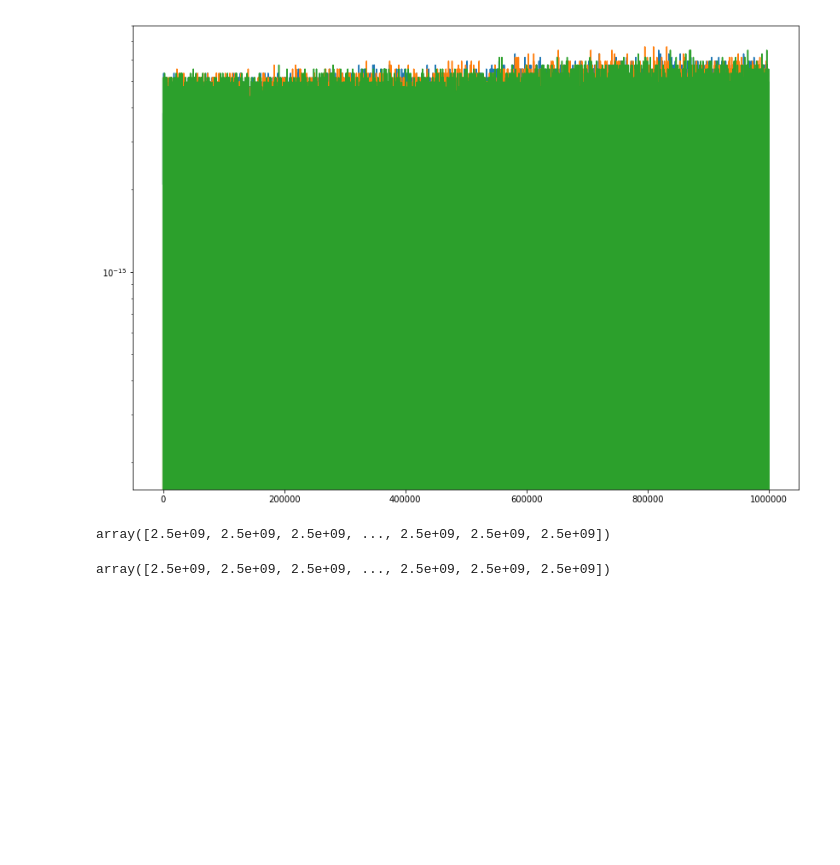
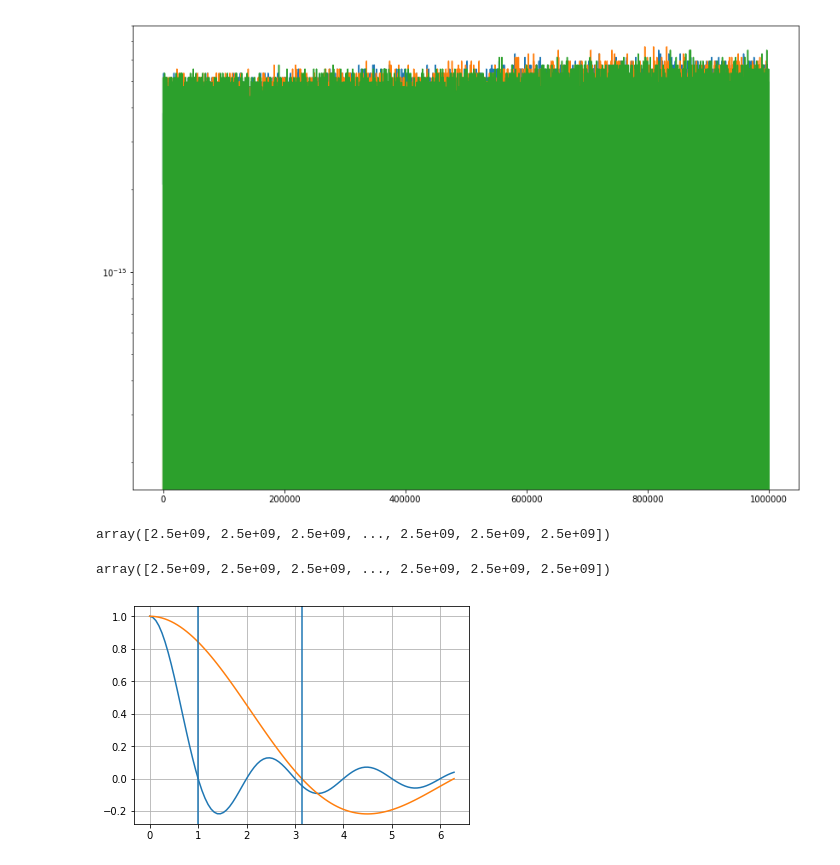
Before and after one commit to sharanbngr/blip, a Jupyter notebook: Notebooks/Orbits.ipynb, the cells around one changed output. Saved outputs shown, nothing was run; the diff lists cells and outputs as text; code cells hidden in the pictures; blank space fills up the shorter version.

```diff
--- a/Notebooks/Orbits.ipynb
+++ b/Notebooks/Orbits.ipynb
@@ -65,3 +65,12 @@ array([2.5e+09, 2.5e+09, 2.5e+09, ..., 2.5e+09, 2.5e+09, 2.5e+09])
 r32
 # %% [output]
 array([2.5e+09, 2.5e+09, 2.5e+09, ..., 2.5e+09, 2.5e+09, 2.5e+09])
+# %%
+xx = np.linspace(0, 2*np.pi, 100)
+plt.plot(xx, np.sinc(xx))
+plt.plot(xx, np.sinc(xx/np.pi))
+plt.axvline(1)
+plt.axvline(np.pi)
+plt.grid()
+# %% [output]
+[figure, added]
```
Also changed, not shown: 1 other file.
